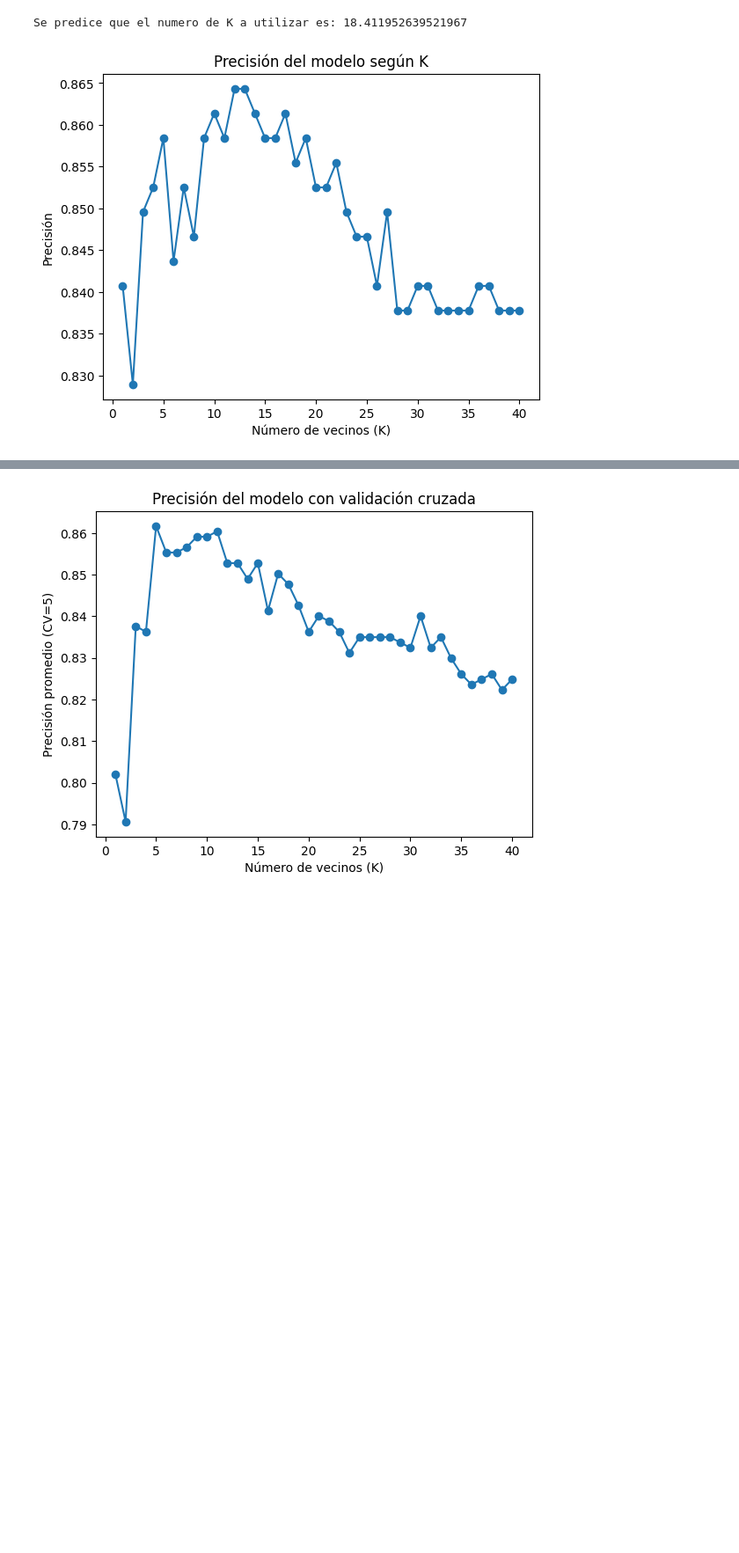
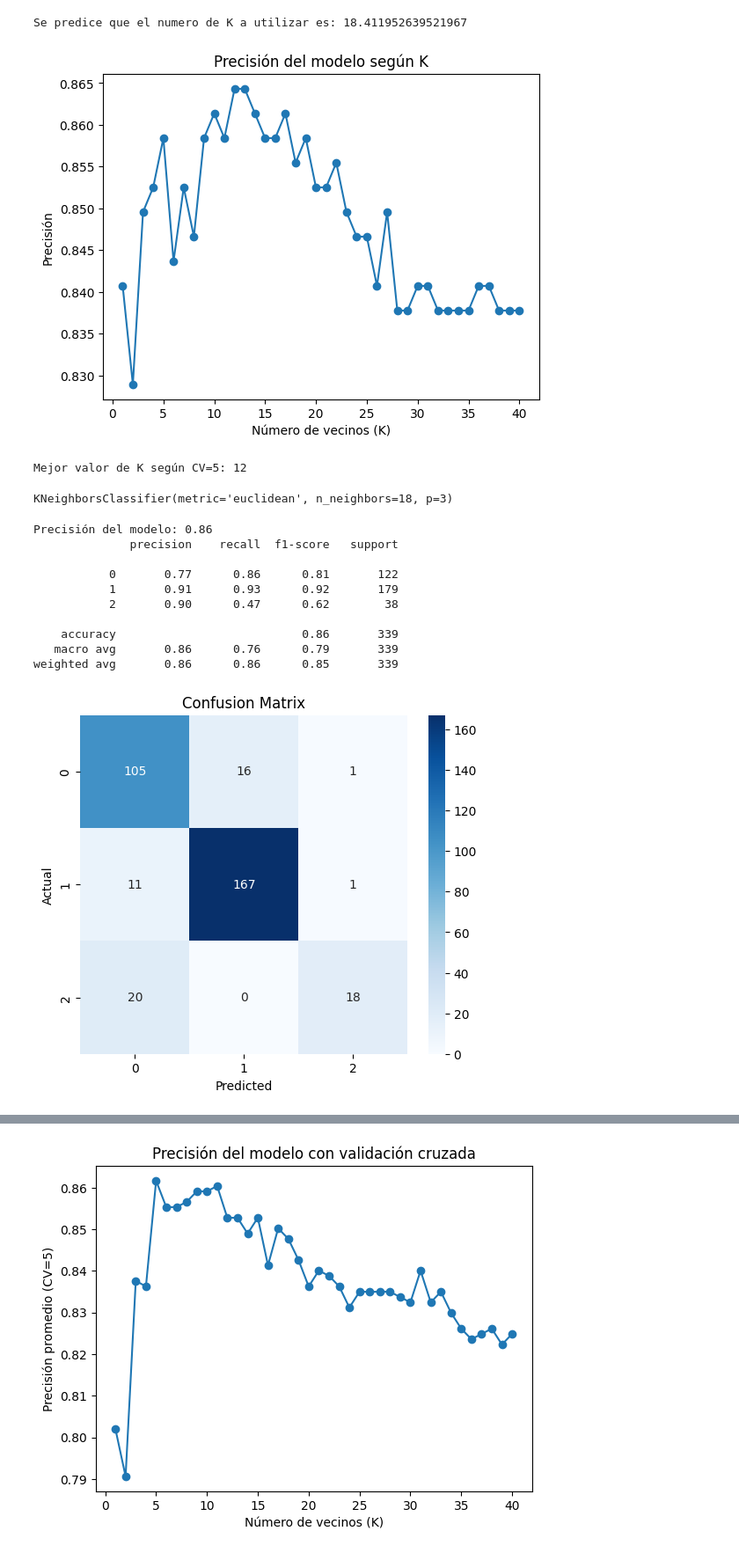
Before and after one commit to DiegoDuaS/KNN, a Jupyter notebook: actividades.ipynb, the cells around one changed output, grey strips where cells are left out. Shown at 88% size. Cells and saved outputs as stored; diff of their text form; code cells hidden in the pictures; blank space fills up the shorter version.

Commit message:
feat: finished clasification model

```diff
--- a/actividades.ipynb
+++ b/actividades.ipynb
@@ -208,14 +215,14 @@ from sklearn.model_selection import cross_val_score
 from sklearn.metrics import accuracy_score
 
 accuracies = []
-cv_scores = []
+price_scores = []
 k_values = range(1, 41)
 
 for k in k_values:
     knn = KNeighborsClassifier(n_neighbors=k, p=3, metric='euclidean')
     knn.fit(X_trainC, y_trainC)
     scores = cross_val_score(knn, X_trainC, y_trainC, cv=5, scoring='accuracy')
-    cv_scores.append(np.mean(scores))
+    price_scores.append(np.mean(scores))
     y_pred = knn.predict(X_testC)
     accuracies.append(accuracy_score(y_testC, y_pred))
 # %%
@@ -229,5 +236,30 @@ plt.xlabel('Número de vecinos (K)')
 plt.ylabel('Precisión')
 plt.title('Precisión del modelo según K')
 plt.show()
+
+best_k = k_values[np.argmax(accuracies)]
+print(f"Mejor valor de K según CV=5: {best_k}")
 # %% [output]
 [figure]
+Mejor valor de K según CV=5: 12
+# %%
+knnC1 = KNeighborsClassifier(n_neighbors=18, p=3, metric='euclidean')
+knnC1.fit(X_trainC, y_trainC)
+# %% [output]
+KNeighborsClassifier(metric='euclidean', n_neighbors=18, p=3)
+# %%
+y_predC1 = knnC1.predict(X_testC)
+
+classification.metrics_and_cm(y_predC1, y_testC)
+# %% [output]
+Precisión del modelo: 0.86
+              precision    recall  f1-score   support
+
+           0       0.77      0.86      0.81       122
+           1       0.91      0.93      0.92       179
+           2       0.90      0.47      0.62        38
+
+    accuracy                           0.86       339
+   macro avg       0.86      0.76      0.79       339
+weighted avg       0.86      0.86      0.85       339
+[figure, added]
```
Also changed, not shown: parts of 6 cells of this notebook.
